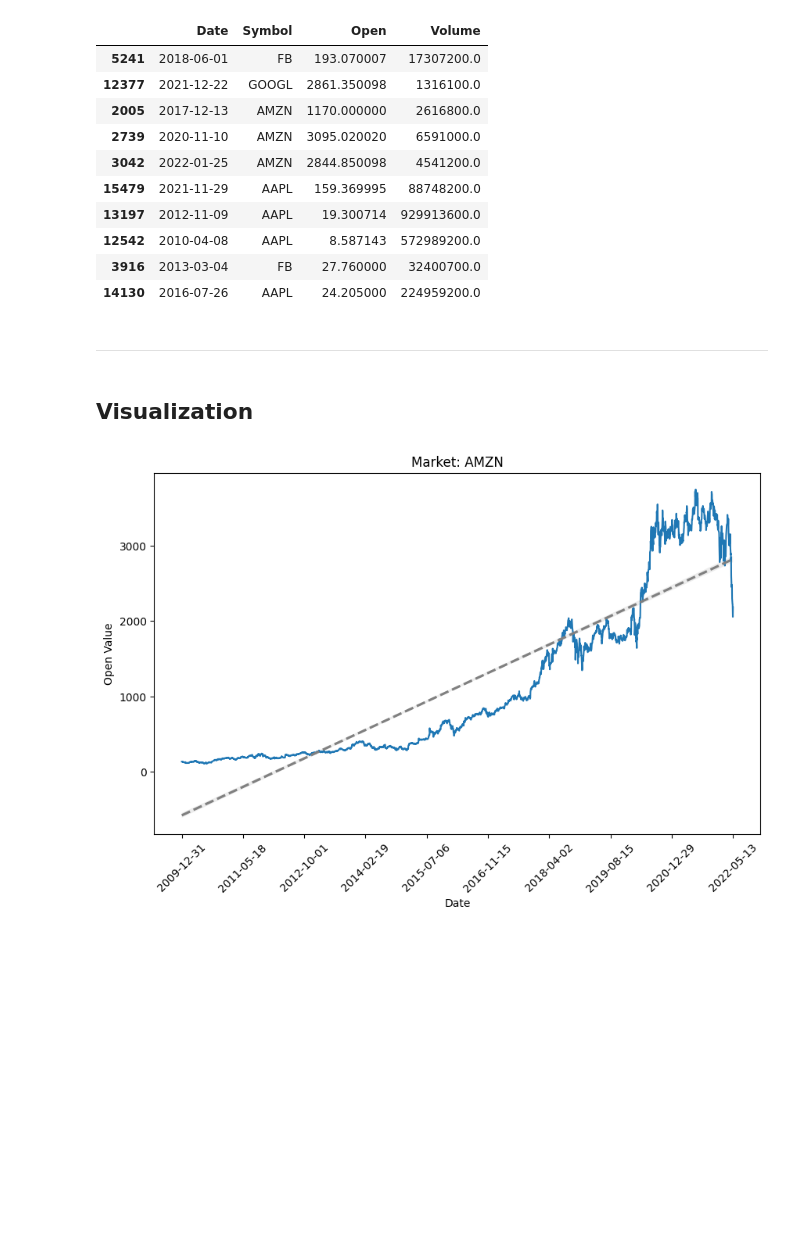
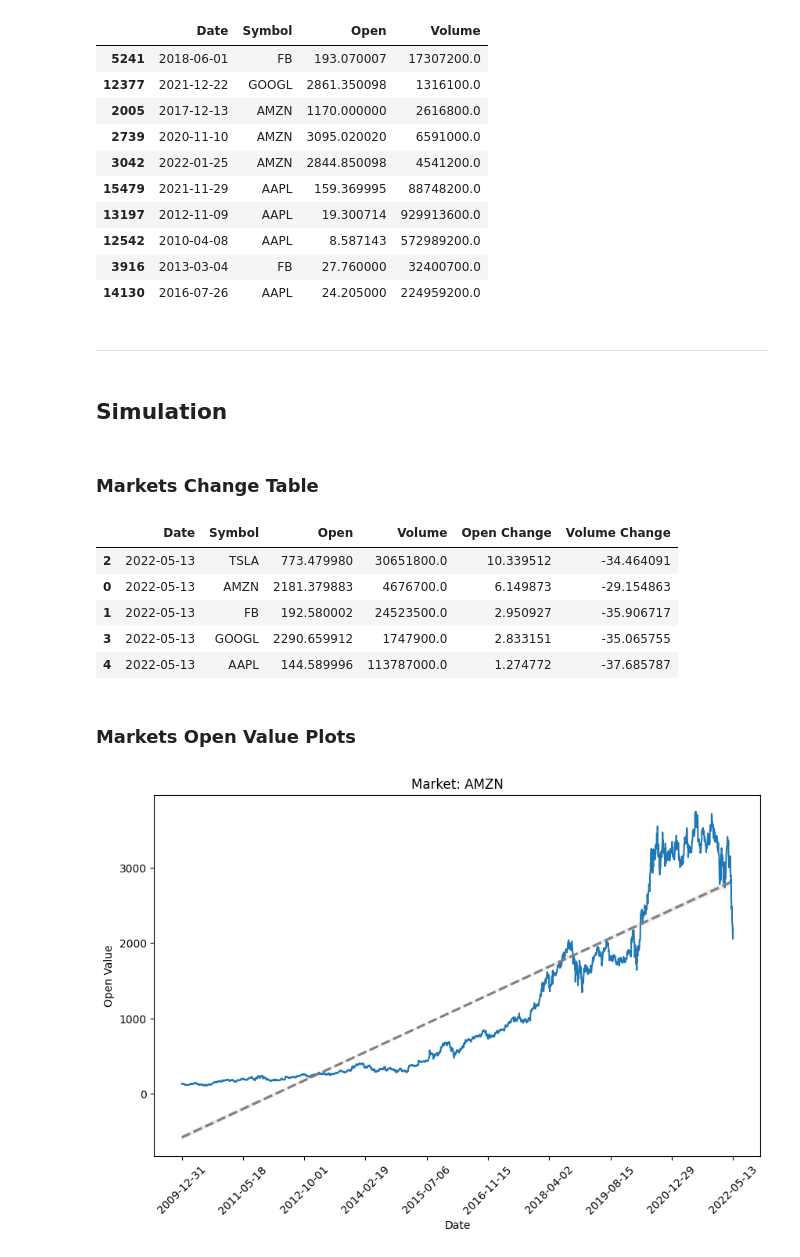
Before and after one commit to k-forghani/stock-market-simulator, a Jupyter notebook: Main.ipynb, the cells around one changed output. Drawn from its saved outputs; the diff is of its cells as text; code cells hidden in the pictures; blank space fills up the shorter version.

Commit message:
Added markets change table

```diff
--- a/Main.ipynb
+++ b/Main.ipynb
@@ -52,6 +53,16 @@ class Market:
             raise TypeError("Timestamps must be a pandas.DataFrame!")
         self._timestamps = value
         self._timestamps.reset_index(inplace = True)
+        self._timestamps.insert(
+            self._timestamps.shape[1],
+            "Open Change",
+            self._timestamps["Open"].pct_change(1) * 100
+        )
+        self._timestamps.insert(
+            self._timestamps.shape[1],
+            "Volume Change",
+            self._timestamps["Volume"].pct_change(1) * 100
+        )
 
     @property
     def date (self) -> datetime:
@@ -244,12 +255,6 @@ class Account:
 
     def show_shares (self):
         pass
-
-    def __repr__ (self):
-        return f"{self.name} {self.surname} {self.national_number} {self.date_of_birth} {self.balance}"
-
-    def __str__ (self):
-        return self.__repr__()
 # %% [markdown]
 ### Workspace
 # %%
@@ -291,6 +296,28 @@ class Workspace:
         if not isinstance(account, Account):
             raise TypeError("Account must be a Account object!")
         self._accounts[account.national_number] = account
+
+    def show_markets_change (self) -> None:
+        df = pd.DataFrame()
+        for symbol, market in self._markets.items():
+            df = pd.concat(
+                [
+                    df,
+                    market.timestamps.iloc[-1:]
+                ],
+                axis = 0
+            )
+        df.reset_index(inplace = True)
+        df.drop(
+            columns = ["level_0", "index"],
+            inplace = True
+        )
+        df.sort_values(
+            by = ["Open Change"],
+            ascending = False,
+            inplace = True
+        )
+        display(df)
 # %% [markdown]
 <hr>
 # %% [markdown]
@@ -359,10 +386,23 @@ ACCOUNTS = [
 ]
 # %%
 workspace = Workspace(MARKETS, ACCOUNTS)
-# %% [markdown]
-<hr>
-# %% [markdown]
-## Visualization
+# %% [markdown]
+<hr>
+# %% [markdown]
+## Simulation
+# %% [markdown]
+### Markets Change Table
+# %%
+workspace.show_markets_change()
+# %% [output]
+|  | Date | Symbol | Open | Volume | Open Change | Volume Change |
+| 2 | 2022-05-13 | TSLA | 773.479980 | 30651800.0 | 10.339512 | -34.464091 |
+| 0 | 2022-05-13 | AMZN | 2181.379883 | 4676700.0 | 6.149873 | -29.154863 |
+| 1 | 2022-05-13 | FB | 192.580002 | 24523500.0 | 2.950927 | -35.906717 |
+| 3 | 2022-05-13 | GOOGL | 2290.659912 | 1747900.0 | 2.833151 | -35.065755 |
+| 4 | 2022-05-13 | AAPL | 144.589996 | 113787000.0 | 1.274772 | -37.685787 |
+# %% [markdown]
+### Markets Open Value Plots
 # %%
 for symbol, market in workspace.markets.items():
     market.plot(
```
Also changed, not shown: parts of 1 cell of this notebook.
